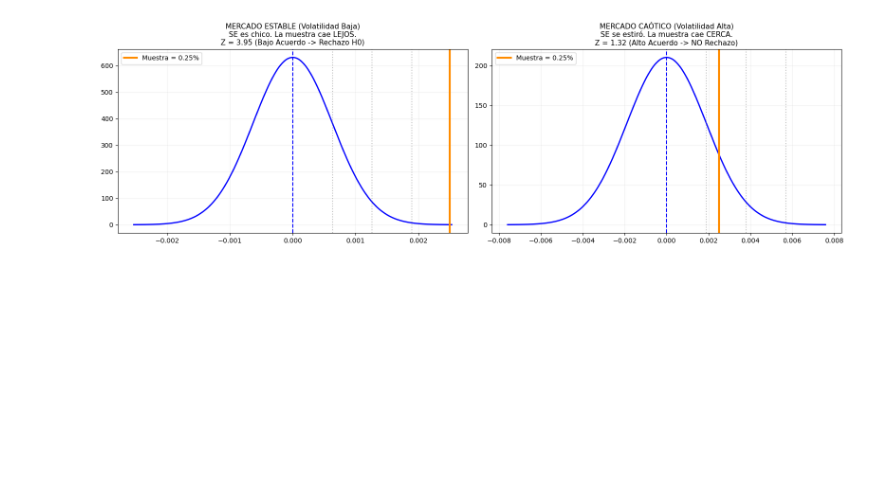
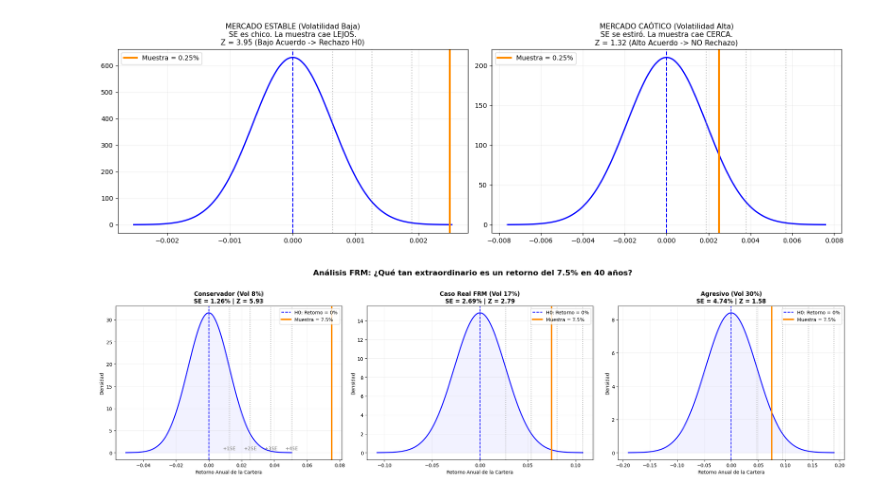
Before and after one commit to ADRIANVM117/quant-research-notes, a Jupyter notebook: quant_analysis/hyphotesis_testing.ipynb, the cells around one changed output. Drawn from its saved outputs; the diff is of its cells as text; code cells hidden in the pictures; blank space fills up the shorter version.

```diff
--- a/quant_analysis/hyphotesis_testing.ipynb
+++ b/quant_analysis/hyphotesis_testing.ipynb
@@ -282,3 +282,71 @@ plt.tight_layout()
 plt.show()
 # %% [output]
 [figure]
+# %%
+import numpy as np
+import scipy.stats as stats
+import matplotlib.pyplot as plt
+
+# Parámetros Fijos del Caso Real FRM
+# ==========================================
+mu_0 = 0.00         # H0: La cartera no genera retornos reales (0.0%)
+media_cartera = 0.075  # Retorno medio reportado (7.5%)
+n = 40              # Historial de 40 años
+
+# ==========================================
+# CONFIGURACIÓN DE LOS 3 ESCENARIOS DE VOLATILIDAD
+# ==========================================
+# Escenario 1: El Caso Real (Volatilidad moderada del 17%) -> Z = 2.79
+vol_real = 0.17015
+se_real = vol_real / np.sqrt(n)
+z_real = (media_cartera - mu_0) / se_real
+
+# Escenario 2: Volatilidad Alta (Fondo de Cobertura / Agresivo - 30%)
+vol_alta = 0.30
+se_alta = vol_alta / np.sqrt(n)
+z_alta = (media_cartera - mu_0) / se_alta
+
+# Escenario 3: Volatilidad Baja (Fondo de Pensiones / Conservador - 8%)
+vol_baja = 0.08
+se_baja = vol_baja / np.sqrt(n)
+z_baja = (media_cartera - mu_0) / se_baja
+
+# ==========================================
+# CREACIÓN DE LAS GRÁFICAS (3 Escenarios)
+# ==========================================
+fig, axes = plt.subplots(1, 3, figsize=(22, 6), sharey=False)
+escalas = [("Conservador (Vol 8%)", se_baja, z_baja, 'green'),
+           ("Caso Real FRM (Vol 17%)", se_real, z_real, 'orange'),
+           ("Agresivo (Vol 30%)", se_alta, z_alta, 'red')]
+
+for i, (nombre, se_actual, z_actual, color) in enumerate(escalas):
+    ax = axes[i]
+
+    # Dibujar campana de H0
+    x = np.linspace(mu_0 - 4*se_actual, mu_0 + 4*se_actual, 1000)
+    y = stats.norm.pdf(x, mu_0, se_actual)
+    ax.plot(x, y, color='blue', lw=2)
+    ax.fill_between(x, y, color='blue', alpha=0.05)
+
+    # Líneas de referencia
+    ax.axvline(mu_0, color='blue', linestyle='--', label='H0: Retorno = 0%')
+    ax.axvline(media_cartera, color='darkorange', lw=3, label=f'Muestra = {media_cartera*100:.1f}%')
+
+    # Dibujar las marcas grises de los Error Estándar (La regla de medir)
+    for j in range(1, 5):
+        ax.axvline(mu_0 + j*se_actual, color='gray', linestyle=':', alpha=0.6)
+        if i == 0 and j <= 4: # Para que no se amontone el texto en gráficos apretados
+            ax.text(mu_0 + j*se_actual, ax.get_ylim()[1]*0.02, f'+{j}SE', color='gray', ha='center')
+
+    # Títulos e información analítica
+    ax.set_title(f"{nombre}\nSE = {se_actual*100:.2f}% | Z = {z_actual:.2f}", fontsize=12, fontweight='bold')
+    ax.set_xlabel("Retorno Anual de la Cartera")
+    ax.set_ylabel("Densidad")
+    ax.grid(alpha=0.2)
+    ax.legend(loc='upper right')
+
+plt.suptitle("Análisis FRM: ¿Qué tan extraordinario es un retorno del 7.5% en 40 años?", fontsize=16, fontweight='bold', y=1.02)
+plt.tight_layout()
+plt.show()
+# %% [output]
+[figure, added]
```
